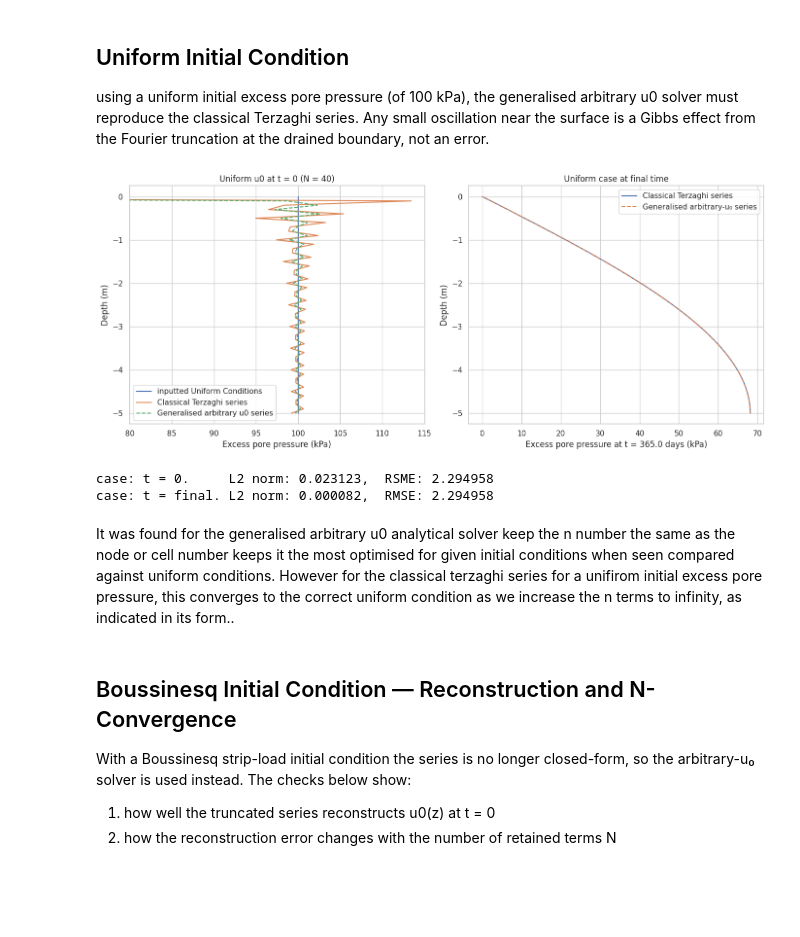
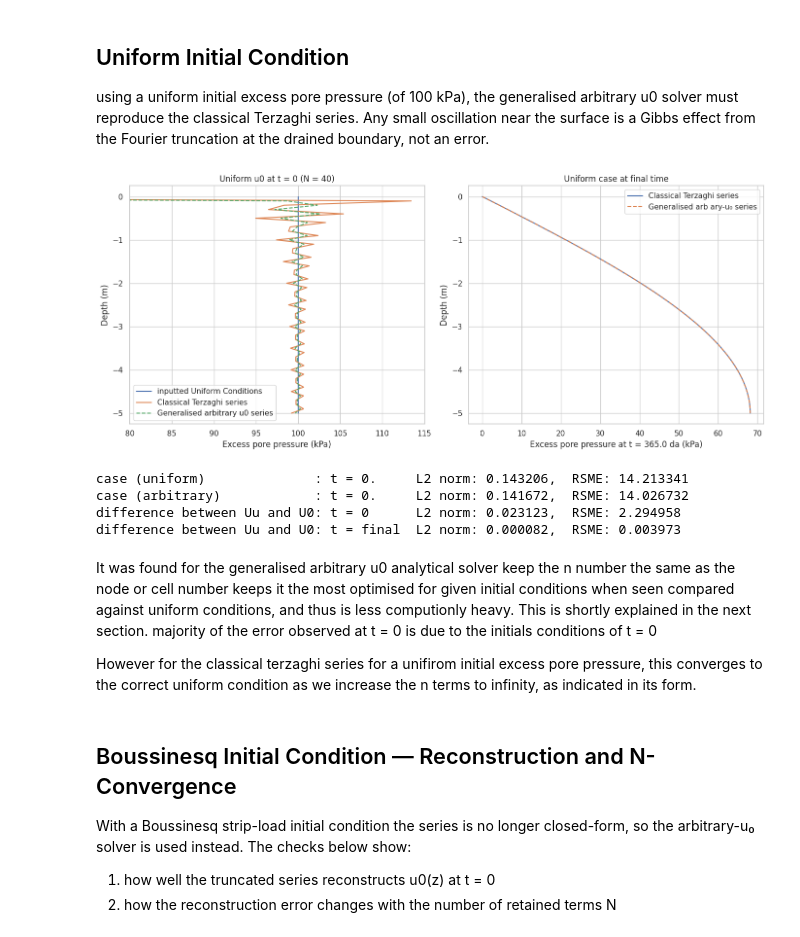
Before and after one commit to Uthman-eng/Geotechnical-Consolidation-FEM, a Jupyter notebook: notebooks/0_Analytical_Fourier_Quadrature.ipynb, the cells around one changed output. Saved outputs shown, nothing was run; the diff lists cells and outputs as text; code cells hidden in the pictures; blank space fills up the shorter version.

Commit message:
working on convergency - making sure no mistakes and a back up save

```diff
--- a/notebooks/0_Analytical_Fourier_Quadrature.ipynb
+++ b/notebooks/0_Analytical_Fourier_Quadrature.ipynb
@@ -78,34 +81,41 @@ error_final_time = error_metrics(u_std[-1], u_u0_uniform[-1]) # error at t = las
 # %%
 fig, axes = plt.subplots(1, 2, figsize=(14, 6))
 
 axes[0].plot(uniform_u0, -depth_std, label = 'inputted Uniform Conditions')
 axes[0].plot(u_std[0], -depth_std, label="Classical Terzaghi series")
 axes[0].plot(u_u0_uniform[0], -depth, linestyle = "--", label="Generalised arbitrary u0 series")
 axes[0].set_xlabel("Excess pore pressure (kPa)")
 axes[0].set_xlim(0.8 * load, 1.15 * load)
 axes[0].set_ylabel("Depth (m)")
 axes[0].set_title(f"Uniform u0 at t = 0 (N = {N_terms})")
 axes[0].legend(loc = "lower left")
 
 axes[1].plot(u_std[-1],        -depth_std, label="Classical Terzaghi series")
-axes[1].plot(u_u0_uniform[-1], -depth,    "--", label="Generalised arbitrary-u₀ series")
-axes[1].set_xlabel(f"Excess pore pressure at t = {time_std[-1]:.1f} days (kPa)")
+axes[1].plot(u_u0_uniform[-1], -depth,    "--", label="Generalised arb ary-u₀ series")
+axes[1].set_xlabel(f"Excess pore pressure at t = {time_std[-1]:.1f} da (kPa)")
 axes[1].set_ylabel("Depth (m)")
 axes[1].set_title("Uniform case at final time")
 axes[1].legend()
 
 plt.tight_layout()
 plt.show()
 
-print(f'case: t = 0.     L2 norm: {error_t0["norm_l2"]:.6f},  RSME: {error_t0["rmse"]:.6f}')
-print(f'case: t = final. L2 norm: {error_final_time['norm_l2']:.6f},  RMSE: {error_t0["rmse"]:.6f}')
+print(f'case (uniform)              : t = 0.     L2 norm: {error_t0_arb["norm_l2"]:.6f},  RSME: {error_t0_arb["rmse"]:.6f}')
+print(f'case (arbitrary)            : t = 0.     L2 norm: {error_t0_uniform["norm_l2"]:.6f},  RSME: {error_t0_uniform["rmse"]:.6f}')
+
+print(f'difference between Uu and U0: t = 0      L2 norm: {dif_0_time["norm_l2"]:.6f},  RSME: {dif_0_time["rmse"]:.6f}')
+print(f'difference between Uu and U0: t = final  L2 norm: {dif_final_time["norm_l2"]:.6f},  RSME: {dif_final_time["rmse"]:.6f}')
 # %% [output]
-[figure, old version]
+[figure, new version]
-case: t = 0.     L2 norm: 0.023123,  RSME: 2.294958
-case: t = final. L2 norm: 0.000082,  RMSE: 2.294958
+case (uniform)              : t = 0.     L2 norm: 0.143206,  RSME: 14.213341
+case (arbitrary)            : t = 0.     L2 norm: 0.141672,  RSME: 14.026732
+difference between Uu and U0: t = 0      L2 norm: 0.023123,  RSME: 2.294958
+difference between Uu and U0: t = final  L2 norm: 0.000082,  RSME: 0.003973
 # %% [markdown]
-It was found for the generalised arbitrary u0 analytical solver keep the n number the same as the node or cell number keeps it the most optimised for given initial conditions when seen compared  against uniform conditions.
-However for the classical terzaghi series for a unifirom initial excess pore pressure, this converges to the correct uniform condition as we increase the n terms to infinity, as indicated in its form..
+It was found for the generalised arbitrary u0 analytical solver keep the n number the same as the node or cell number keeps it the most optimised for given initial conditions when seen compared  against uniform conditions, and thus is less computionly heavy. This is shortly explained in the next section.
+majority of the error observed at t = 0 is due to the initials conditions of t = 0
+
+However for the classical terzaghi series for a unifirom initial excess pore pressure, this converges to the correct uniform condition as we increase the n terms to infinity, as indicated in its form.
 # %% [markdown]
 ## Boussinesq Initial Condition — Reconstruction and N-Convergence
 
```
Also changed, not shown: parts of 5 cells of this notebook, 2 other files.
